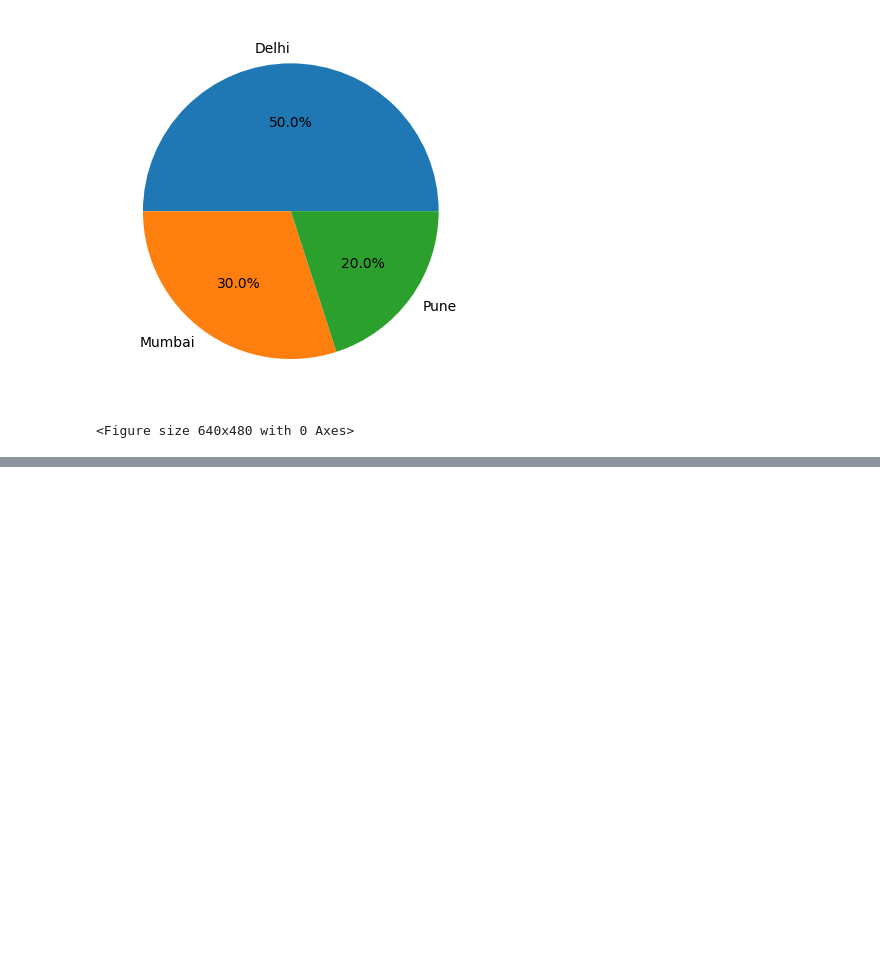
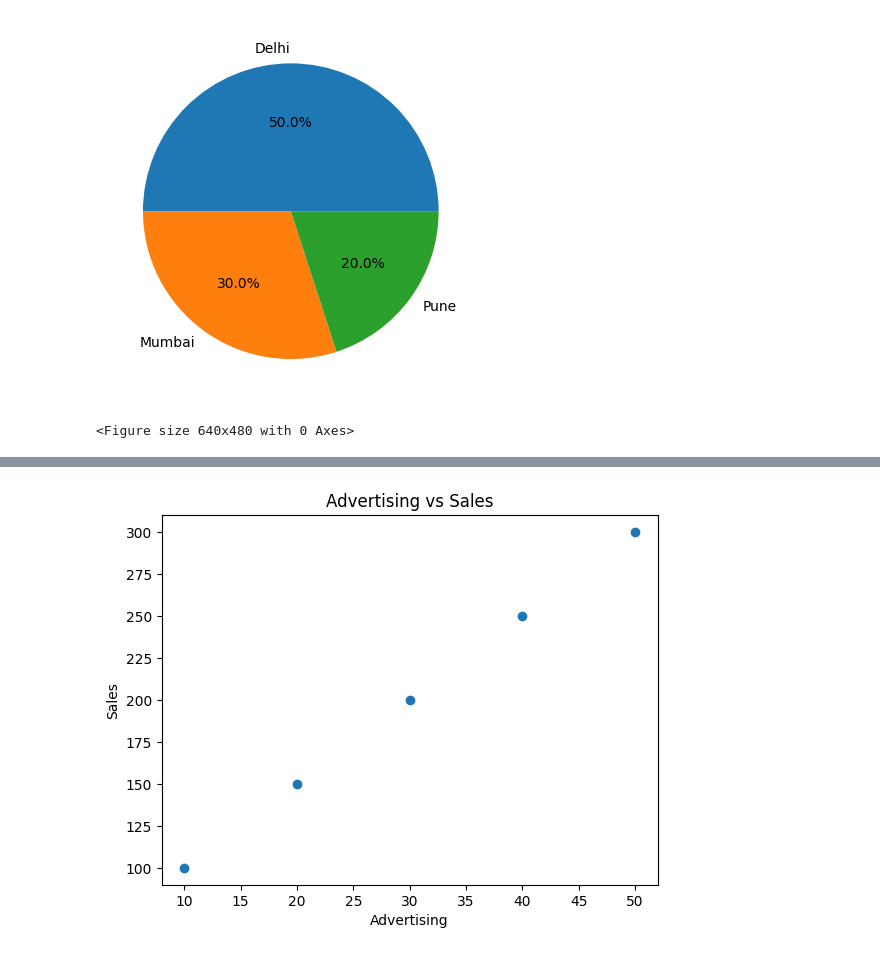
Before and after one commit to Prashantkumartalan43/Exercise, a Jupyter notebook: python_basics_week4.ipynb, the cells around one changed output, grey strips where cells are left out. Cells and saved outputs as stored; diff of their text form; code cells hidden in the pictures; blank space fills up the shorter version.

```diff
--- a/python_basics_week4.ipynb
+++ b/python_basics_week4.ipynb
@@ -128,0 +158,18 @@ plt.show()
+# %%
+# scatter plot
+
+advertising = [
+    10,20,30,40,50
+]
+
+sales = [
+    100,150,200,250,300
+]
+
+plt.scatter(advertising, sales)
+plt.title("Advertising vs Sales")
+plt.xlabel("Advertising")
+plt.ylabel("Sales")
+plt.show()
+# %% [output]
+[figure, added]
```
Also changed, not shown: parts of 9 cells of this notebook.
